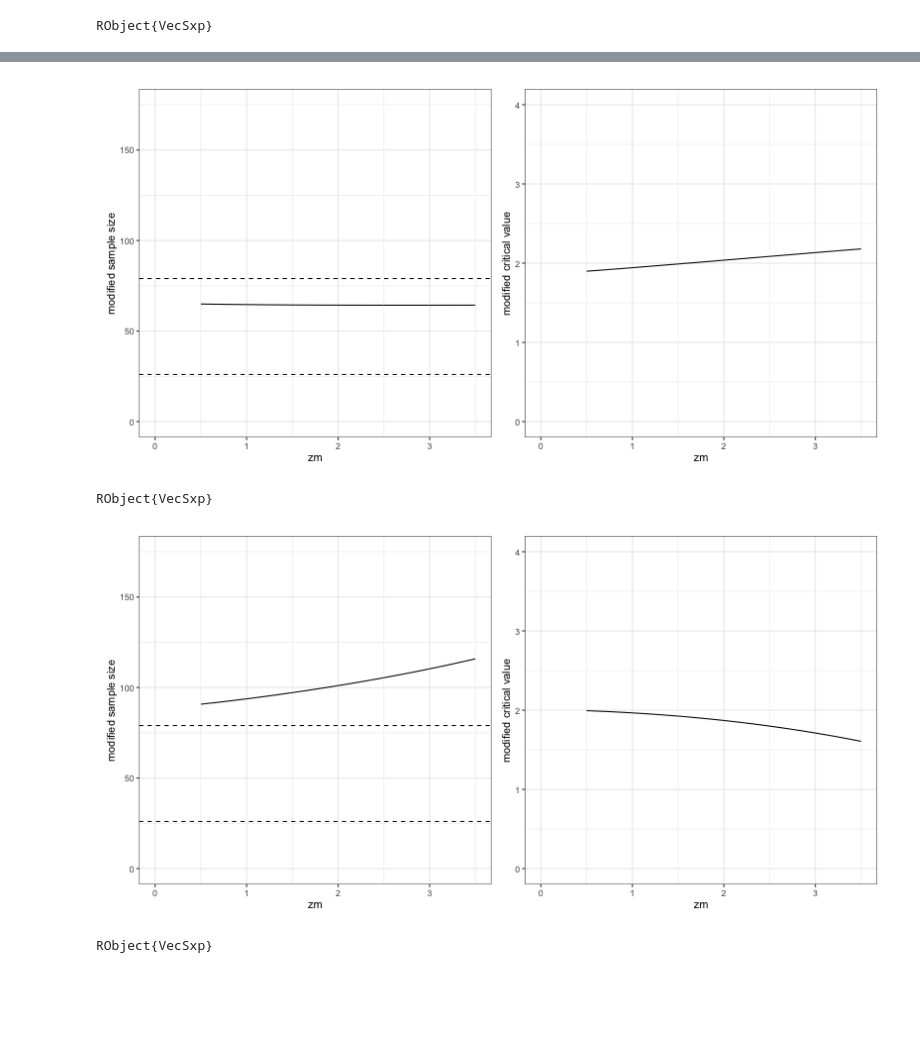
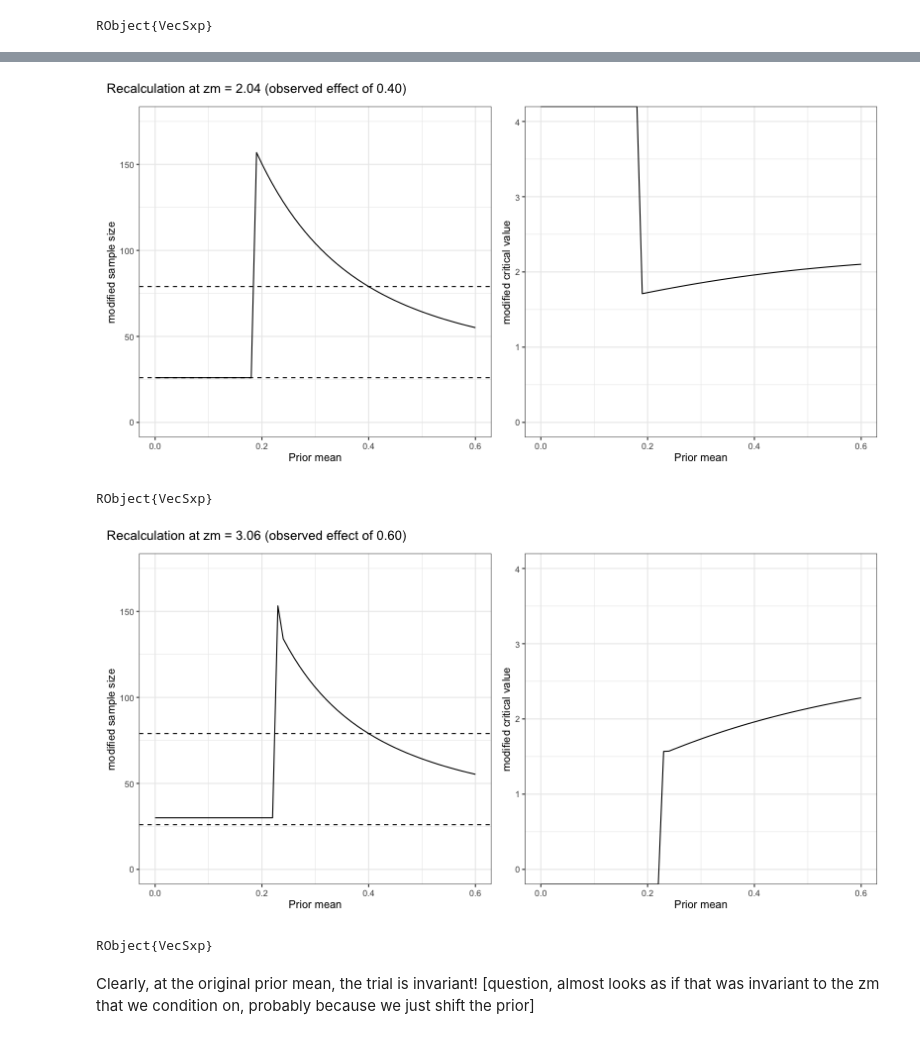
Before and after one commit to kkmann/unblinded-sample-size-adaptation, a Jupyter notebook: notebooks/conditional-power-and-friends.ipynb, the cells around one changed output, grey strips where cells are left out. Drawn from its saved outputs; the diff is of its cells as text; code cells hidden in the pictures; blank space fills up the shorter version.

```diff
--- a/notebooks/conditional-power-and-friends.ipynb
+++ b/notebooks/conditional-power-and-friends.ipynb
@@ -862,57 +944,59 @@ RObject{VecSxp}
 # %%
-ψ(θ) = pdf(Normal(0.5, 0.2), θ)
-
- res = hcat(zm, hcat(adapt3.(zm, n_min, n_max, φ, ψ)...)')
+         res = hcat(0:0.01:0.6, hcat(adapt4.(sqrt(26)*0.4, n_min, n_max, φ, 0:0.01:0.6)...)')
          res = res[.!isnan.(res[:, 2]), :]
-tbl_adapted4 = convert(DataFrame, res)
-rename!(tbl_adapted4, [:zm, :nprime, :cprime])
+tbl_adapted5 = convert(DataFrame, res)
+rename!(tbl_adapted5, [:priormean, :nprime, :cprime])
 
 R"
-plt1 <- ggplot($tbl_adapted4) +
-    aes(zm, nprime) +
+plt1 <- ggplot($tbl_adapted5) +
+    aes(priormean, nprime) +
     geom_line() +
     geom_hline(yintercept = 26, linetype = 2) +
     geom_hline(yintercept = 79, linetype = 2) +
-    scale_x_continuous('zm', limits = c(0, 3.5)) +
+    scale_x_continuous('Prior mean') +
     scale_y_continuous('modified sample size', limits = c(0, 175)) +
     theme_bw()
-plt2 <- ggplot($tbl_adapted4) +
-    aes(zm, cprime) +
+plt2 <- ggplot($tbl_adapted5) +
+    aes(priormean, cprime) +
     geom_line() +
-    scale_x_continuous('zm', limits = c(0, 3.5)) +
+    scale_x_continuous('Prior mean') +
     scale_y_continuous('modified critical value', limits = c(0, 4)) +
     theme_bw()
-plt1 + plt2
+plt1 + plt2 + plot_annotation(
+    title = sprintf('Recalculation at zm = %.2f (observed effect of %.2f) ', sqrt(26)*0.4, 0.4)
+)
 "
 # %% [output]
-[figure, old version]
+[figure, new version]
 RObject{VecSxp}
 # %%
-ψ(θ) = pdf(Normal(0.3, 0.15), θ)
-
- res = hcat(zm, hcat(adapt3.(zm, n_min, n_max, φ, ψ)...)')
+         res = hcat(0:0.01:0.6, hcat(adapt4.(sqrt(26)*0.6, n_min, n_max, φ, 0:0.01:0.6)...)')
          res = res[.!isnan.(res[:, 2]), :]
-tbl_adapted5 = convert(DataFrame, res)
-rename!(tbl_adapted5, [:zm, :nprime, :cprime])
+tbl_adapted6 = convert(DataFrame, res)
+rename!(tbl_adapted6, [:priormean, :nprime, :cprime])
 
 R"
-plt1 <- ggplot($tbl_adapted5) +
-    aes(zm, nprime) +
+plt1 <- ggplot($tbl_adapted6) +
+    aes(priormean, nprime) +
     geom_line() +
     geom_hline(yintercept = 26, linetype = 2) +
     geom_hline(yintercept = 79, linetype = 2) +
-    scale_x_continuous('zm', limits = c(0, 3.5)) +
+    scale_x_continuous('Prior mean') +
     scale_y_continuous('modified sample size', limits = c(0, 175)) +
     theme_bw()
-plt2 <- ggplot($tbl_adapted5) +
-    aes(zm, cprime) +
+plt2 <- ggplot($tbl_adapted6) +
+    aes(priormean, cprime) +
     geom_line() +
-    scale_x_continuous('zm', limits = c(0, 3.5)) +
+    scale_x_continuous('Prior mean') +
     scale_y_continuous('modified critical value', limits = c(0, 4)) +
     theme_bw()
-plt1 + plt2
+plt1 + plt2 + plot_annotation(
+    title = sprintf('Recalculation at zm = %.2f (observed effect of %.2f) ', sqrt(26)*0.6, 0.6)
+)
 "
 # %% [output]
-[figure, old version]
+[figure, new version]
 RObject{VecSxp}
+# %% [markdown]
+Clearly, at the original prior mean, the trial is invariant! [question, almost looks as if that was invariant to the zm that we condition on, probably because we just shift the prior]
 # %% [markdown]
```
Also changed, not shown: parts of 15 cells of this notebook, 1 other file.
